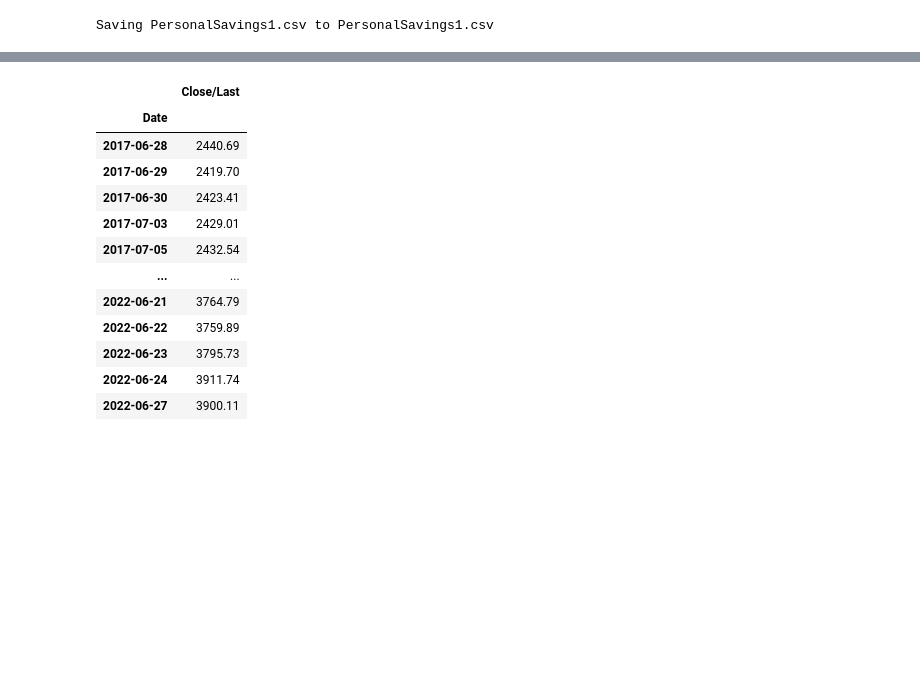
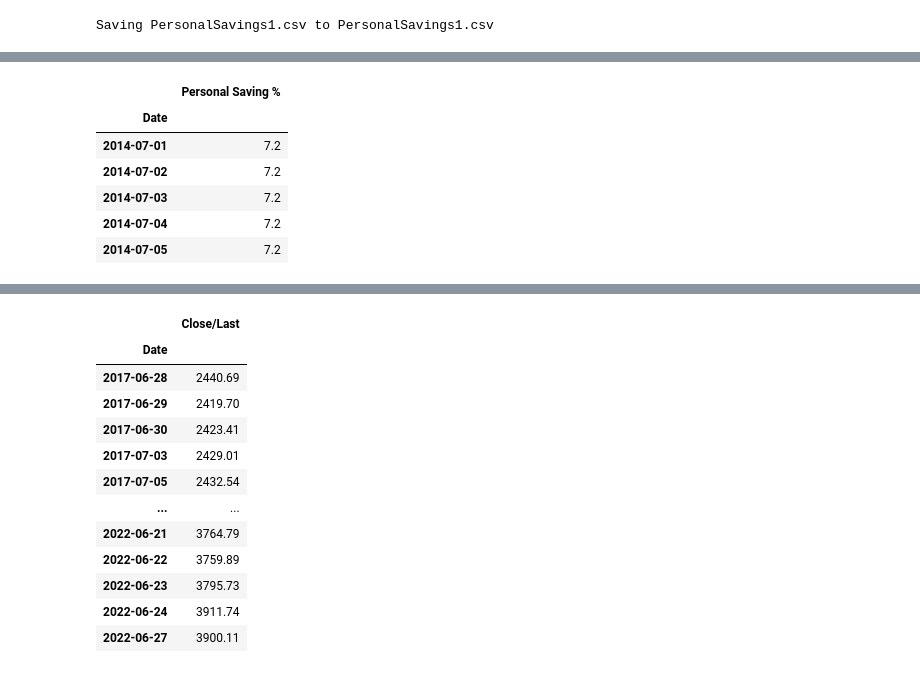
Before and after one commit to kyleplathe/Predicting_ETH_Price, a Jupyter notebook: Eth Predictions.ipynb, the cells around one changed output, grey strips where cells are left out. Saved outputs shown, nothing was run; the diff lists cells and outputs as text; code cells hidden in the pictures; blank space fills up the shorter version.

```diff
--- a/Eth Predictions.ipynb
+++ b/Eth Predictions.ipynb
@@ -77,3 +79,15 @@ Personal_Savings_df
 | 2022-03-01 | 5.0 |
 | 2022-04-01 | 4.4 |
 94 rows × 1 columns
+# %%
+# Fill in the missing data days of the month
+Personal_Daily_Savings = Personal_Savings_df.resample("D").ffill()
+Personal_Daily_Savings.head()
+# %% [output]
+|  | Personal Saving % |
+| Date |  |
+| 2014-07-01 | 7.2 |
+| 2014-07-02 | 7.2 |
+| 2014-07-03 | 7.2 |
+| 2014-07-04 | 7.2 |
+| 2014-07-05 | 7.2 |
```
Also changed, not shown: parts of 8 cells of this notebook, 1 other file.
